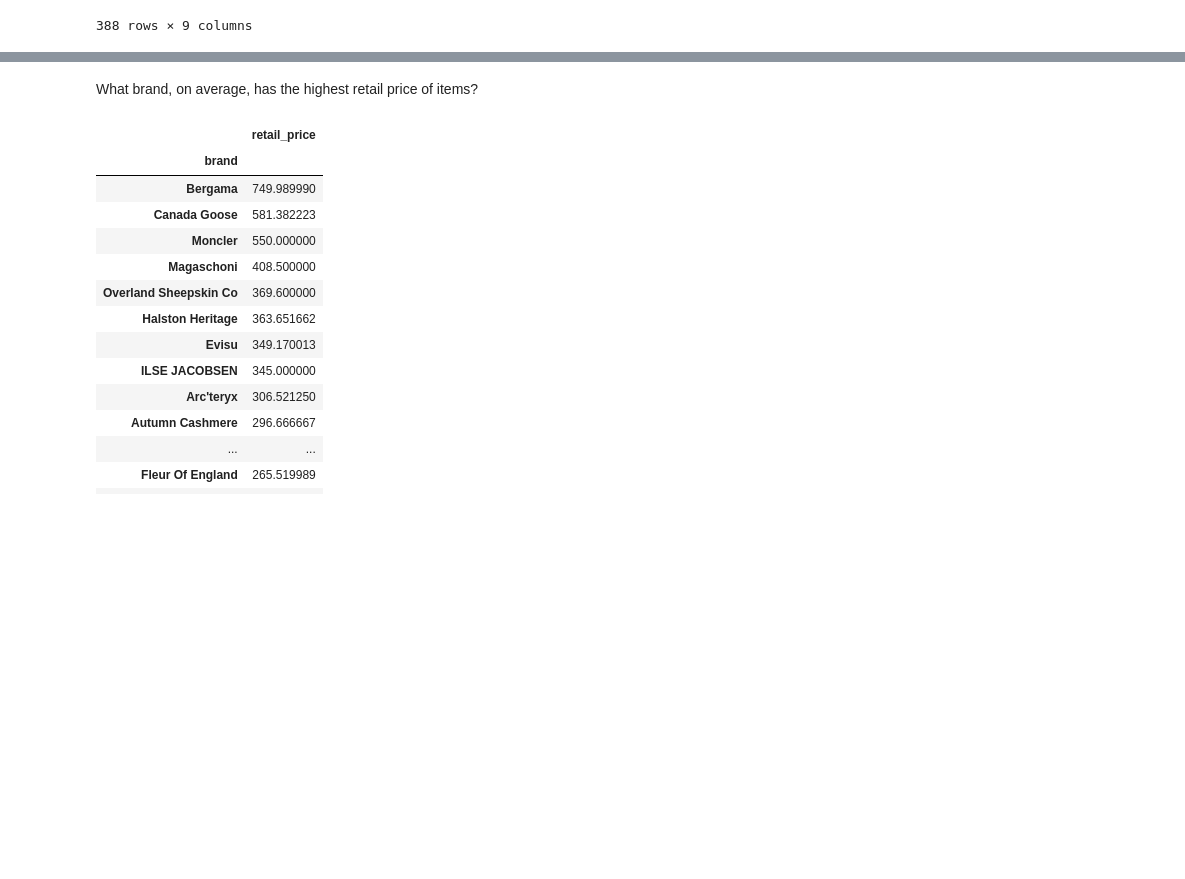
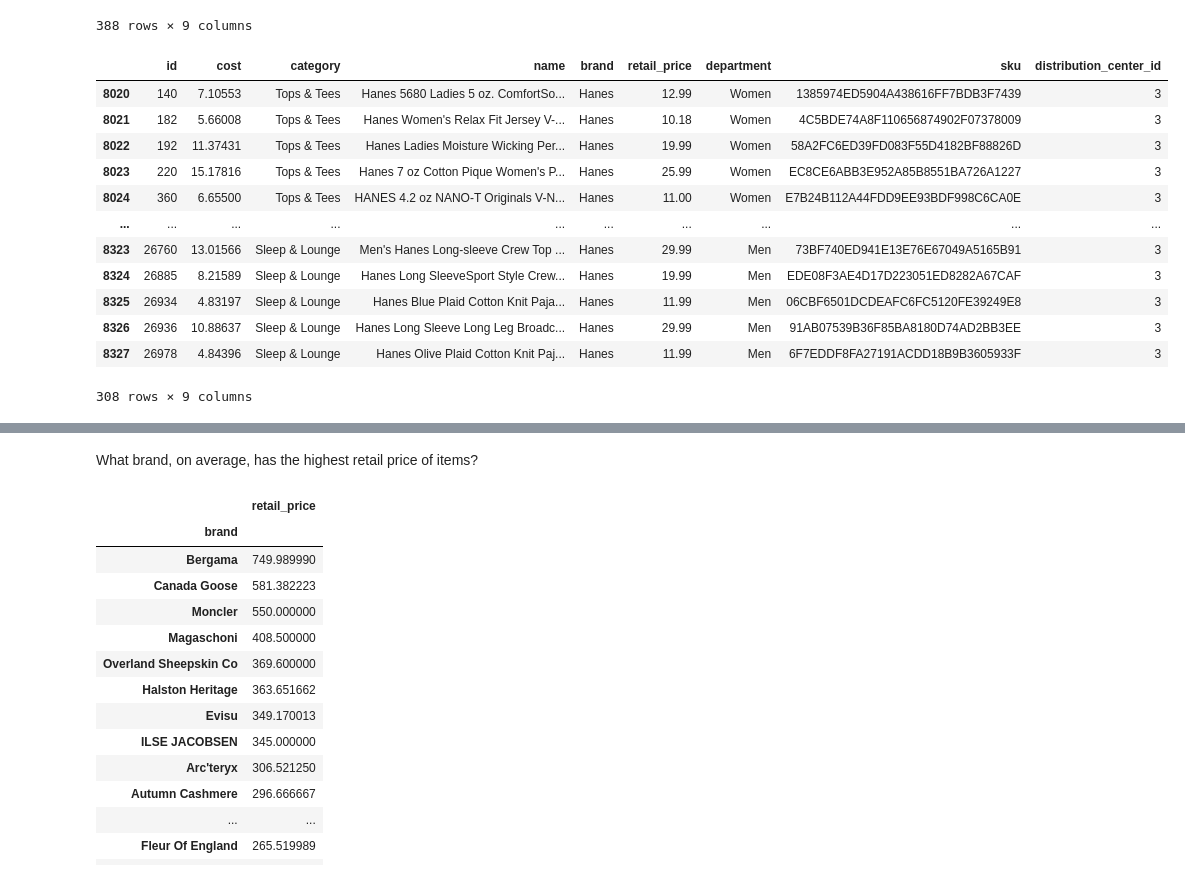
Before and after one commit to lauxpaux/BusinessAnalytics, a Jupyter notebook: BusinessAnalyticsEDA.ipynb, the cells around one changed output, grey strips where cells are left out. Cells and saved outputs as stored; diff of their text form; code cells hidden in the pictures; blank space fills up the shorter version.

```diff
--- a/BusinessAnalyticsEDA.ipynb
+++ b/BusinessAnalyticsEDA.ipynb
@@ -273,3 +273,19 @@ products[products['brand'] == 'Carhartt']
 | 9185 | 29021 | 17.488740 | Accessories | Carhartt A148 Men's Sandstone Arc... | Carhartt | 40.020000 | Men | 4A850ECFB32EFA4F6E894ED5B631D445 | 3 |
 | 9186 | 29100 | 11.066310 | Accessories | Carhartt Men's Scratch Less Belt | Carhartt | 29.990000 | Men | AC9DAB4E2A08D5E2C595CBBF45C5CC78 | 3 |
 388 rows × 9 columns
+# %%
+products[products['brand'] == 'Hanes']
+# %% [output]
+|  | id | cost | category | name | brand | retail_price | department | sku | distribution_center_id |
+| 8020 | 140 | 7.10553 | Tops & Tees | Hanes 5680 Ladies 5 oz. ComfortSo... | Hanes | 12.99 | Women | 1385974ED5904A438616FF7BDB3F7439 | 3 |
+| 8021 | 182 | 5.66008 | Tops & Tees | Hanes Women's Relax Fit Jersey V-... | Hanes | 10.18 | Women | 4C5BDE74A8F110656874902F07378009 | 3 |
+| 8022 | 192 | 11.37431 | Tops & Tees | Hanes Ladies Moisture Wicking Per... | Hanes | 19.99 | Women | 58A2FC6ED39FD083F55D4182BF88826D | 3 |
+| 8023 | 220 | 15.17816 | Tops & Tees | Hanes 7 oz Cotton Pique Women's P... | Hanes | 25.99 | Women | EC8CE6ABB3E952A85B8551BA726A1227 | 3 |
+| 8024 | 360 | 6.65500 | Tops & Tees | HANES 4.2 oz NANO-T Originals V-N... | Hanes | 11.00 | Women | E7B24B112A44FDD9EE93BDF998C6CA0E | 3 |
+| ... | ... | ... | ... | ... | ... | ... | ... | ... | ... |
+| 8323 | 26760 | 13.01566 | Sleep & Lounge | Men's Hanes Long-sleeve Crew Top ... | Hanes | 29.99 | Men | 73BF740ED941E13E76E67049A5165B91 | 3 |
+| 8324 | 26885 | 8.21589 | Sleep & Lounge | Hanes Long SleeveSport Style Crew... | Hanes | 19.99 | Men | EDE08F3AE4D17D223051ED8282A67CAF | 3 |
+| 8325 | 26934 | 4.83197 | Sleep & Lounge | Hanes Blue Plaid Cotton Knit Paja... | Hanes | 11.99 | Men | 06CBF6501DCDEAFC6FC5120FE39249E8 | 3 |
+| 8326 | 26936 | 10.88637 | Sleep & Lounge | Hanes Long Sleeve Long Leg Broadc... | Hanes | 29.99 | Men | 91AB07539B36F85BA8180D74AD2BB3EE | 3 |
+| 8327 | 26978 | 4.84396 | Sleep & Lounge | Hanes Olive Plaid Cotton Knit Paj... | Hanes | 11.99 | Men | 6F7EDDF8FA27191ACDD18B9B3605933F | 3 |
+308 rows × 9 columns
```
Also changed, not shown: parts of 10 cells of this notebook.
